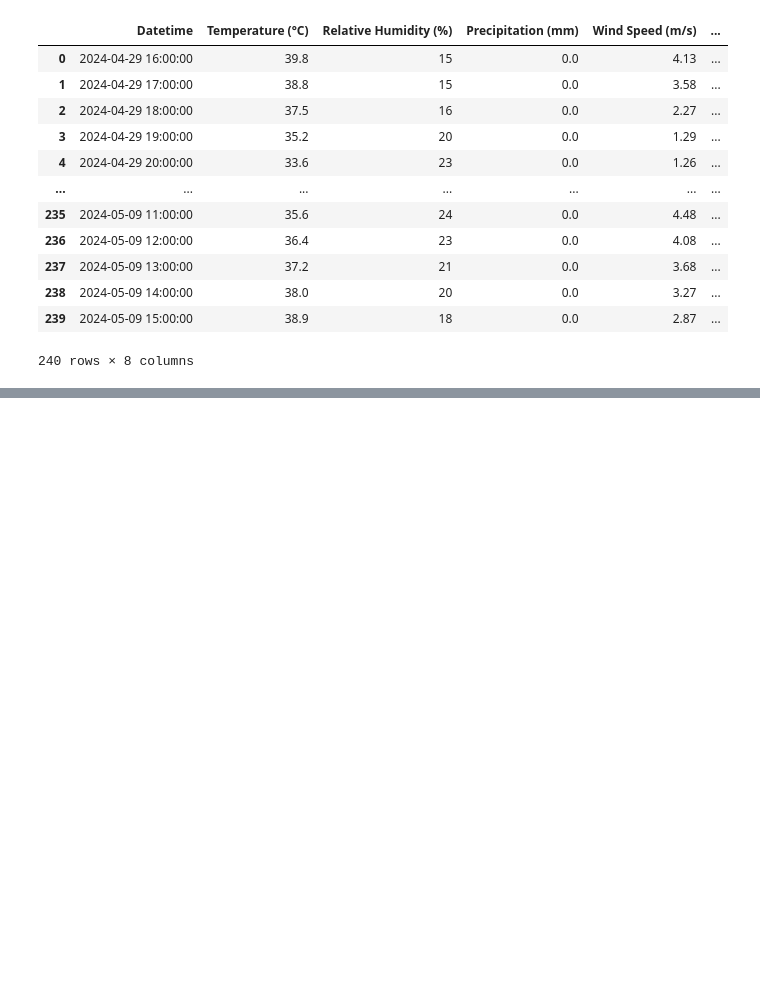
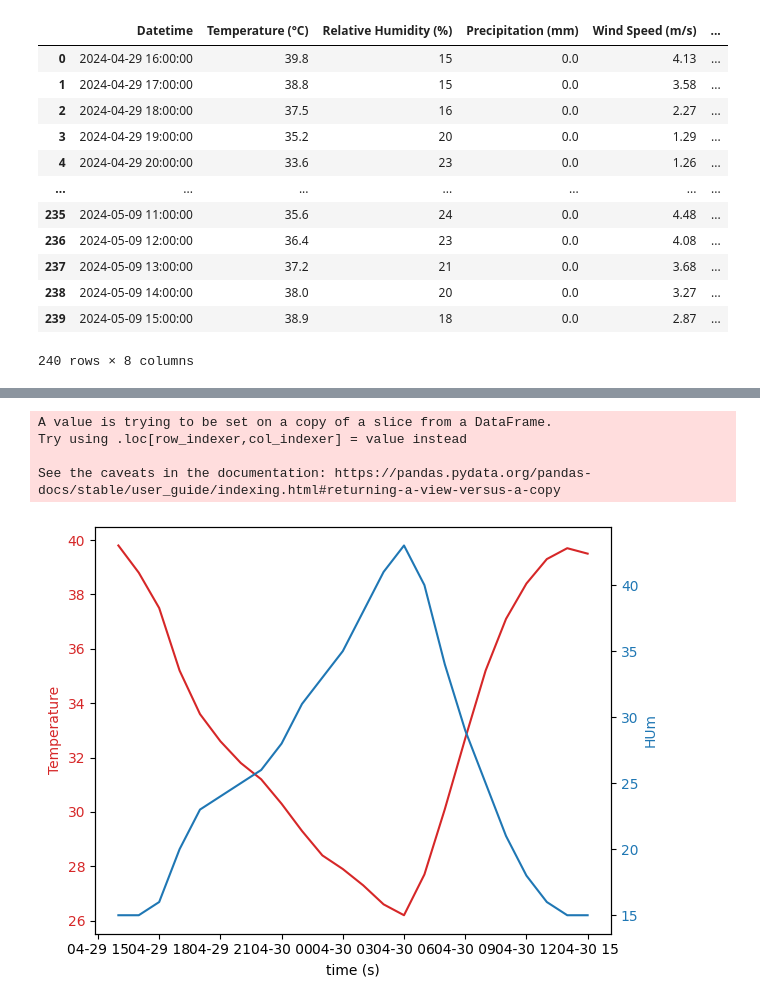
Before and after one commit to Rishit605/MetP, a Jupyter notebook: ETL.ipynb, the cells around one changed output, grey strips where cells are left out. Saved outputs shown, nothing was run; the diff lists cells and outputs as text; code cells hidden in the pictures; blank space fills up the shorter version.

```diff
--- a/ETL.ipynb
+++ b/ETL.ipynb
@@ -1208,0 +1306,3 @@ TypeError: Input z must be 2D, not 1D
+# %%
+df24 = df.iloc[:24]
+df24
@@ -1208,0 +1327,33 @@ TypeError: Input z must be 2D, not 1D
+# %%
+import pandas as pd
+import matplotlib.pyplot as plt
+
+
+# # Replace 'your_data.csv' with the path to your CSV file
+# df = pd.read_csv('your_data.csv')
+
+df24['Dates'] = pd.to_datetime(df['Datetime'])
+
+fig, ax1 = plt.subplots()
+
+color = 'tab:red'
+ax1.set_xlabel('time (s)')
+ax1.set_ylabel('Temperature', color=color)
+ax1.plot(df24['Dates'], df24['Temperature (°C)'], color=color)
+ax1.tick_params(axis='y', labelcolor=color)
+
+# Instantiate a second axes that shares the same x-axis
+ax2 = ax1.twinx()
+color = 'tab:blue'
+ax2.set_ylabel('HUm', color=color)
+ax2.plot(df24['Dates'], df24['Relative Humidity (%)'], color=color)
+ax2.tick_params(axis='y', labelcolor=color)
+
+fig.tight_layout()
+plt.show()
+# %% [output]
+A value is trying to be set on a copy of a slice from a DataFrame.
+Try using .loc[row_indexer,col_indexer] = value instead
+
+See the caveats in the documentation: https://pandas.pydata.org/pandas-docs/stable/user_guide/indexing.html#returning-a-view-versus-a-copy
+[figure, added]
```
Also changed, not shown: parts of 14 cells of this notebook, 14 other files.
